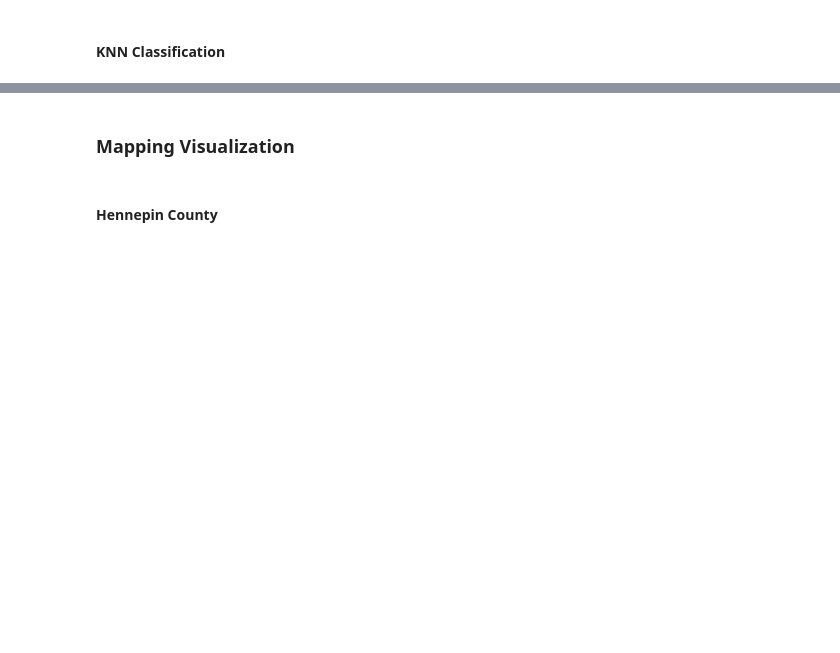
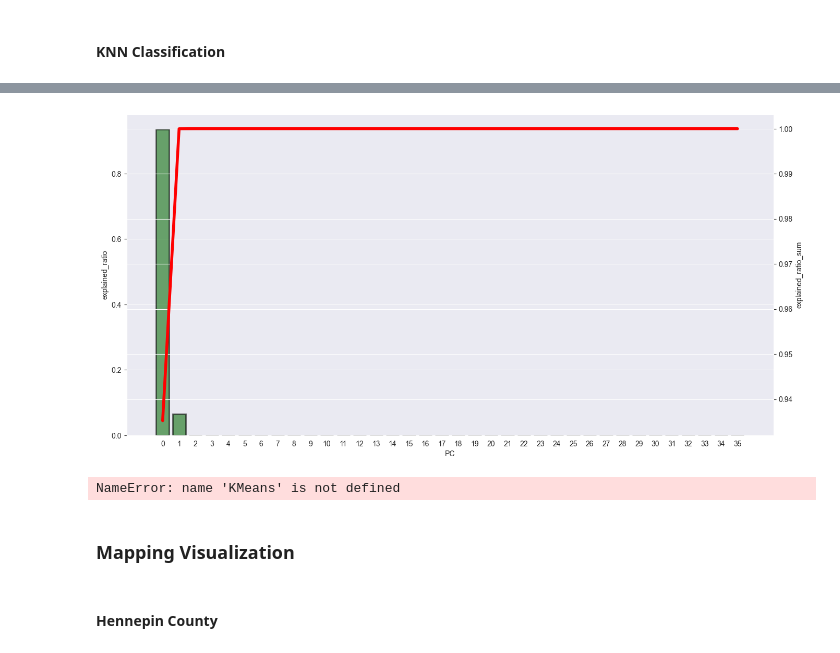
Before and after one commit to chance-roberts/DATA6550-Housing-Bias, a Jupyter notebook: Code/Roberts/CRoberts_Housing_Bias.ipynb, the cells around one changed output, grey strips where cells are left out. Cells and saved outputs as stored; diff of their text form; code cells hidden in the pictures; blank space fills up the shorter version.

```diff
--- a/Code/Roberts/CRoberts_Housing_Bias.ipynb
+++ b/Code/Roberts/CRoberts_Housing_Bias.ipynb
@@ -435 +210,10 @@ Confusion Matrix - Test Set
+# %%
+from sklearn import preprocessing
+from sklearn.decomposition import PCA
+#Initalize standard scaler
+sc = preprocessing.StandardScaler()
+#Create df_henne_sc that is a standardized version of df_Hennepin
+df_henne_sc = pd.DataFrame(prep_data(df_Hennepin))
+#Add column headers to df_re_sc
+df_henne_sc.columns = df_clean.columns
 # %%
@@ -437,4 +234,0 @@ df_clean = prep_data(df_Ramsey)
-# %%
-#Split the data into features and target
-X = df_clean.drop('was_approved', axis=1)
-y = df_clean['was_approved']
@@ -456,0 +235,5 @@ Confusion Matrix - Test Set
+# %%
+n_pcs = X.shape[1]
+model = PCA(n_components=n_pcs)
+#Fit the model to X_train
+henne_pca = pd.DataFrame(model.fit_transform(df_henne_sc))
@@ -456,0 +255,8 @@ Confusion Matrix - Test Set
+# %%
+#Create a DataFrame that shows the explained_ratio and explained_ratio_sum
+explained_ratio = model.explained_variance_ratio_
+explained_ratio = pd.DataFrame(explained_ratio).reset_index()
+#Rename the columns of the explained_ratio dataframe
+explained_ratio = explained_ratio.rename(columns = {'index':'PC', 0:'explained_ratio'})
+#Calculate the cumulative sum of the explained_ratio for each PC
+explained_ratio['explained_ratio_sum'] = np.cumsum(explained_ratio.explained_ratio)
@@ -456,0 +317,17 @@ Confusion Matrix - Test Set
+# %%
+#Create a plot that shows the explained_ratio and explained_ratio_sum
+sns.set_style("darkgrid")
+plt.figure(figsize=(16,8))
+#Create combo chart
+kwargs = {'alpha':0.6, 'linewidth':2, 'edgecolor':'k'}
+#Bar plot creation
+ax1 = sns.barplot(y = "explained_ratio", x = "PC", data = explained_ratio, color = 'g', **kwargs)
+#Specify we want to share the same x-axis
+ax2 = ax1.twinx()
+#Line plot creation
+kwargs = {'linewidth':4}
+ax2 = sns.lineplot(y = "explained_ratio_sum", x = "PC", data = explained_ratio, color = 'r', **kwargs)
+#Show plot
+plt.show()
+# %% [output]
+[figure, added]
@@ -457,3 +337,18 @@ Confusion Matrix - Test Set
+# %%
+#Create a KMeans model with 3 clusters
+model_3_PCA = KMeans(n_clusters=1)
+#Fit the model to df_re_only_pca_cluster
+model_3_PCA.fit(df_henne_pca_cluster)
+#Predict the cluster for each sample
+predict_3_PCA = model_3_PCA.predict(df_henne_pca_cluster)
+#Create a dataframe of the cluster predictions
+predict_3_PCA = pd.DataFrame(predict_3_PCA)
+#Rename the column to 'Predict_3_PCA'
+predict_3_PCA = predict_3_PCA.rename(columns={0: 'Predict_3_PCA'})
+display(predict_3_PCA.head())
+predict_3_PCA['Predict_3_PCA'].value_counts().sort_index()
+# %% [output]
+NameError: name 'KMeans' is not defined
 # %% [markdown]
 ### Mapping Visualization
 # %%
```
Also changed, not shown: parts of 86 cells of this notebook, 3 other files.
